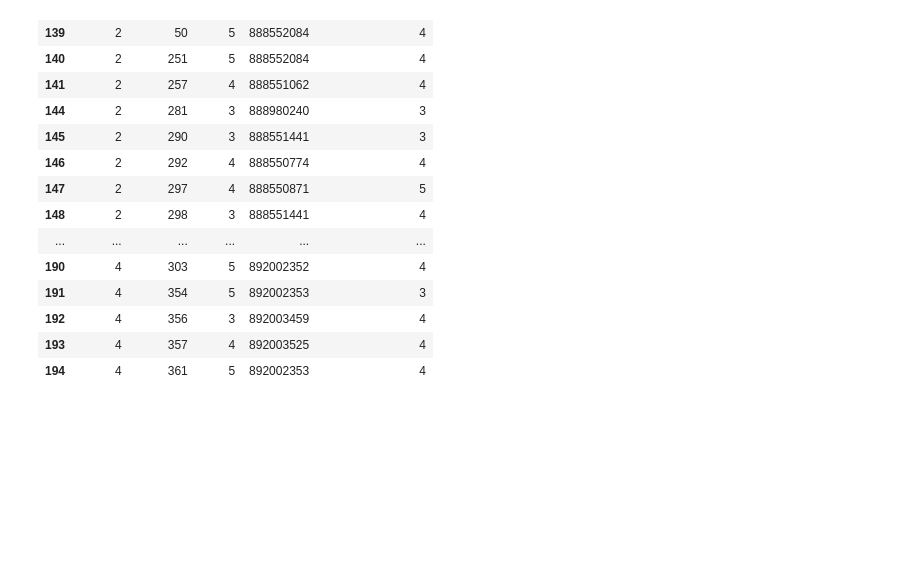
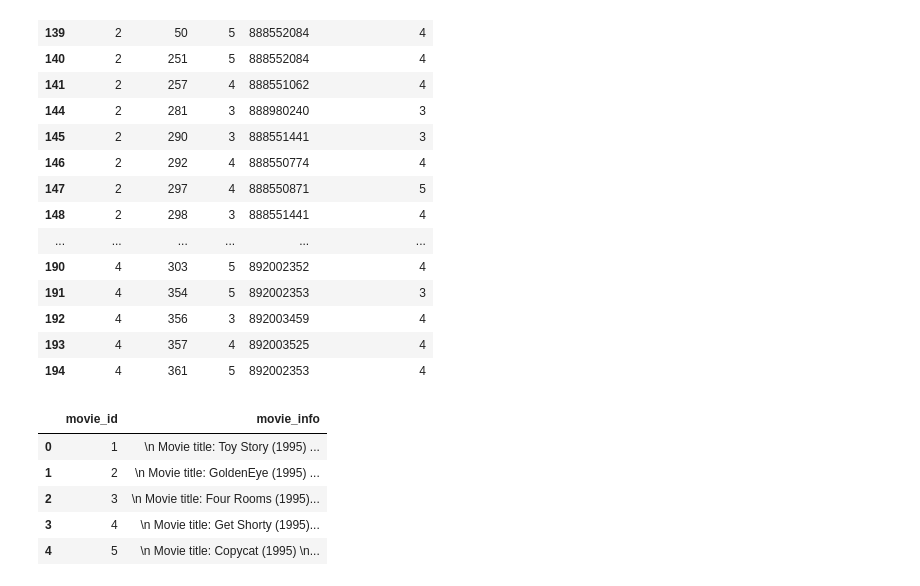
Before and after one commit to bishopfunc/Lusifer, a Jupyter notebook: Playground/preprocessing_movielens100k.ipynb, the cells around one changed output. Cells and saved outputs as stored; diff of their text form; code cells hidden in the pictures; blank space fills up the shorter version.

```diff
--- a/Playground/preprocessing_movielens100k.ipynb
+++ b/Playground/preprocessing_movielens100k.ipynb
@@ -361,3 +375,15 @@ cleaned_df.head(100)
 | 192 | 4 | 356 | 3 | 892003459 | 4 |
 | 193 | 4 | 357 | 4 | 892003525 | 4 |
 | 194 | 4 | 361 | 5 | 892002353 | 4 |
+# %%
+movies_df = pd.read_pickle("./Data/movies_enriched_dataset.pkl")
+movies_df = movies_df[["movie_id", "movie_info"]]
+# %%
+movies_df.head()
+# %% [output]
+|  | movie_id | movie_info |
+| 0 | 1 | \n Movie title: Toy Story (1995) ... |
+| 1 | 2 | \n Movie title: GoldenEye (1995) ... |
+| 2 | 3 | \n Movie title: Four Rooms (1995)... |
+| 3 | 4 | \n Movie title: Get Shorty (1995)... |
+| 4 | 5 | \n Movie title: Copycat (1995) \n... |
```
Also changed, not shown: parts of 1 cell of this notebook, 17 other files.
